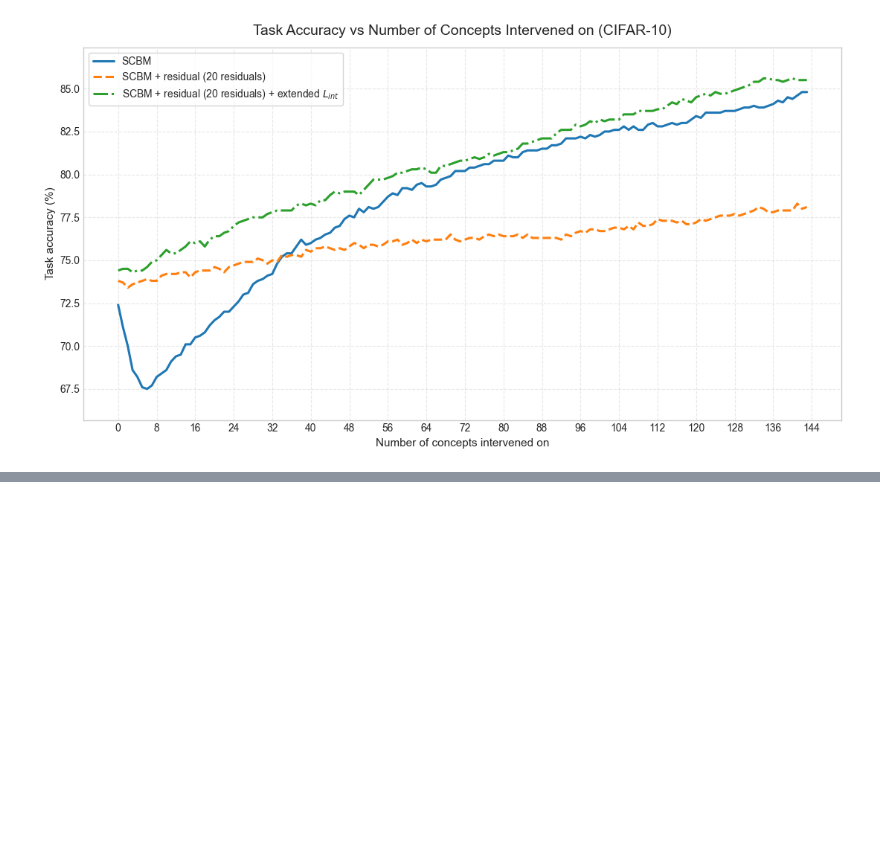
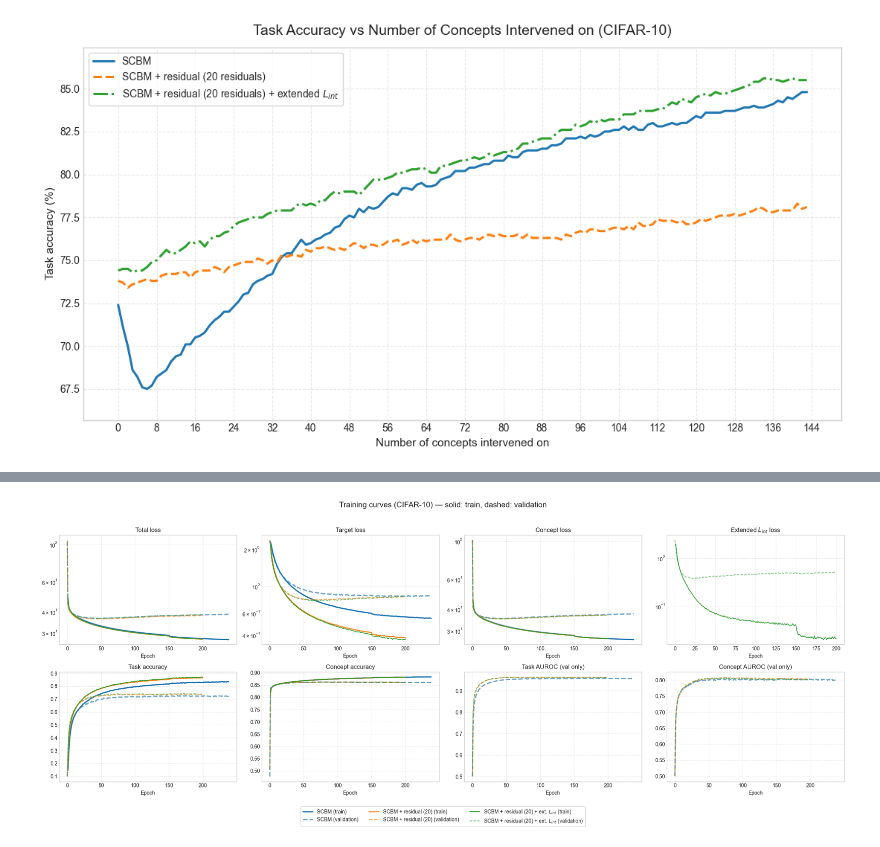
Before and after one commit to stephenmarcou/SCBM_implementation, a Jupyter notebook: cifar10.ipynb, the cells around one changed output, grey strips where cells are left out. Saved outputs shown, nothing was run; the diff lists cells and outputs as text; code cells hidden in the pictures; blank space fills up the shorter version.

```diff
--- a/cifar10.ipynb
+++ b/cifar10.ipynb
@@ -203,0 +291,83 @@ plt.show()
+# %%
+# --- Training curves for the three CIFAR-10 runs ---
+def parse_training_log(model_dir, model_type="scbm", dataset="cifar10"):
+    """Parse log.txt into a tidy DataFrame with one row per (epoch, split)."""
+    path = os.path.join("experiments", model_type, dataset, model_dir, "log.txt")
+    rows = []
+    with open(path, "r") as f:
+        for line in f:
+            m = re.match(r"Epoch (\d+), (Train|Validation)\s*:(.*)", line)
+            if not m:
+                continue
+            row = {"epoch": int(m.group(1)), "split": m.group(2)}
+            for k, v in re.findall(r"([A-Za-z_][A-Za-z_\-]*):\s*(-?[0-9.]+)", m.group(3)):
+                row[k] = float(v)
+            rows.append(row)
+    return pd.DataFrame(rows)
+
+
+runs = [
+    ("SCBM", model_dir_scbm, "scbm", "#1f77b4"),
+    ("SCBM + residual (20)", model_dir_scbm_res_20, "scbm_residual", "#ff7f0e"),
+    ("SCBM + residual (20) + ext. $L_{int}$", model_dir_scbm_res_20_l_int_ext, "scbm_residual", "#2ca02c"),
+]
+
+logs = {label: parse_training_log(d, model_type=mt) for label, d, mt, _ in runs}
+
+metrics = [
+    ("total_loss", "Total loss"),
+    ("target_loss", "Target loss"),
+    ("concepts_loss", "Concept loss"),
+    ("l_int_extension_loss", "Extended $L_{int}$ loss"),
+    ("y_accuracy", "Task accuracy"),
+    ("c_accuracy", "Concept accuracy"),
+    ("y_AUROC", "Task AUROC (val only)"),
+    ("c_AUROC", "Concept AUROC (val only)"),
+]
+
+plt.style.use("seaborn-v0_8-whitegrid")
+fig, axes = plt.subplots(2, 4, figsize=(22, 9))
+
+for ax, (metric, title) in zip(axes.ravel(), metrics):
+    for i, (label, _, _, color) in enumerate(runs):
+        df = logs[label]
+        if metric not in df.columns:
+            continue
+        for split, ls in [("Train", "-"), ("Validation", "--")]:
+            sub = df[(df["split"] == split) & df[metric].notna()]
+            if sub.empty:
+                continue
+            ax.plot(sub["epoch"], sub[metric], ls, color=color, linewidth=2.4 - 0.5 * i,
+                    alpha=1.0 if split == "Train" else 0.65,
+                    label=f"{label} ({split.lower()})")
+    ax.set_title(title, fontsize=12)
+    ax.set_xlabel("Epoch", fontsize=10)
+    ax.grid(True, linestyle="--", alpha=0.45)
+    if metric.endswith("loss"):
+        ax.set_yscale("log")
+
+handles, labels = axes.ravel()[0].get_legend_handles_labels()
+fig.legend(handles, labels, loc="lower center", ncol=3, frameon=True, fontsize=10)
+fig.suptitle("Training curves (CIFAR-10) — solid: train, dashed: validation", fontsize=15)
+fig.tight_layout(rect=[0, 0.08, 1, 0.96])
+plt.show()
+
+# final-epoch / best-val summary
+summary = []
+for label, _, _, _ in runs:
+    df = logs[label]
+    val = df[df["split"] == "Validation"]
+    tr = df[df["split"] == "Train"]
+    summary.append({
+        "run": label,
+        "epochs": int(df["epoch"].max()),
+        "train y_acc": tr["y_accuracy"].iloc[-1],
+        "val y_acc (last)": val["y_accuracy"].iloc[-1],
+        "val y_acc (best)": val["y_accuracy"].max(),
+        "val c_acc (best)": val["c_accuracy"].max(),
+        "val y_AUROC (best)": val["y_AUROC"].max(),
+        "val c_AUROC (best)": val["c_AUROC"].max(),
+    })
+display(pd.DataFrame(summary).round(4))
+# %% [output]
+[figure, added]
```
Also changed, not shown: parts of 6 cells of this notebook, 7 other files.
